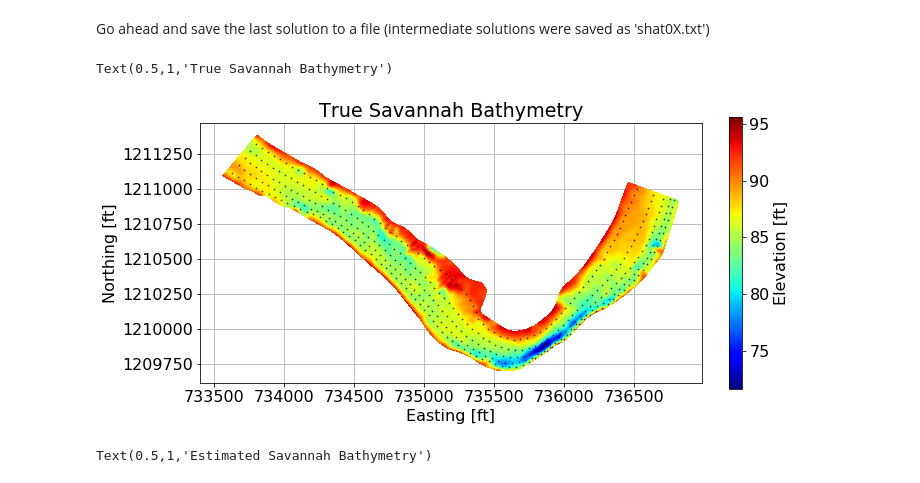
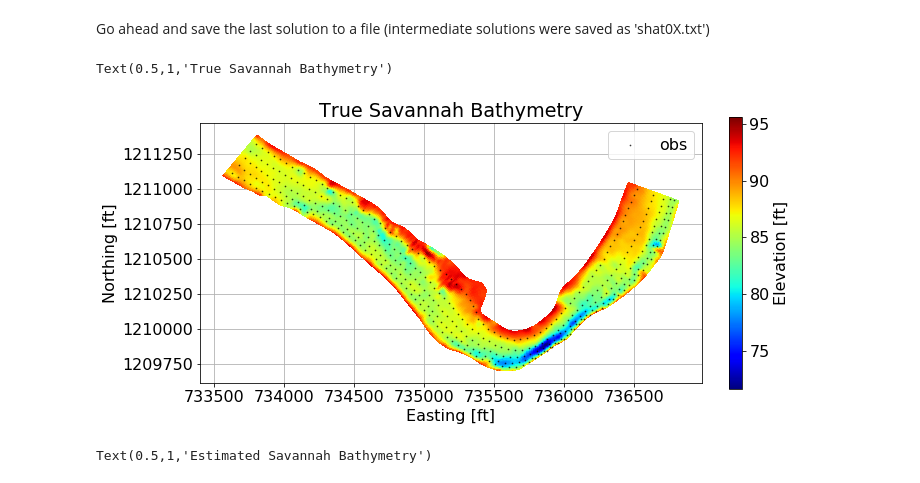
Before and after one commit to jonghyunharrylee/pyPCGA, a Jupyter notebook: examples/adh_Savannah/inv_adh_savannah.ipynb, the cells around one changed output. Saved outputs shown, nothing was run; the diff lists cells and outputs as text; code cells hidden in the pictures.

```diff
--- a/examples/adh_Savannah/inv_adh_savannah.ipynb
+++ b/examples/adh_Savannah/inv_adh_savannah.ipynb
@@ -234,26 +239,27 @@ matplotlib.rcParams.update({'font.size': 16})
 # %%
 #fig = plt.figure(figsize=(10., 10.), dpi=300)
 fig = plt.figure(figsize=(10., 10.))
 ax = plt.gca()
 im = plt.tripcolor(meshnode[:, 0], meshnode[:, 1], triangles, meshnode[:, 2], cmap=plt.get_cmap('jet'), vmin = minv, vmax = maxv, label='_nolegend_')
 ax.set_xlabel("Easting [ft]")
 ax.set_ylabel("Northing [ft]")
 plt.gca().set_aspect('equal', adjustable='box')
 cbar = plt.colorbar(im, fraction=0.025, pad=0.05)
 cbar.set_label('Elevation [ft]')
-plt.scatter(velocity_obs_loc[:, 0], velocity_obs_loc[:, 1], c='k', s=0.5, alpha=0.7, label='obs.')
+plt.scatter(velocity_obs_loc[:, 0], velocity_obs_loc[:, 1], c='k', s=0.5, alpha=0.7, label='obs')
 plt.rcParams['axes.axisbelow'] = True
 plt.rc('axes', axisbelow=True)
 plt.grid()
+plt.legend()
 ax.set_axisbelow(True)
 plt.tight_layout()
 ax.set_title('True Savannah Bathymetry')
 #plt.savefig('./bathymetry_true.png', dpi=300, bbox_inches='tight', pad_inches=0.0)
 # plt.show()
 #plt.close(fig)
 # %% [output]
 Text(0.5,1,'True Savannah Bathymetry')
-[figure, old version]
+[figure, new version]
 # %%
 #fig = plt.figure(figsize=(10., 10.), dpi=300)
 fig = plt.figure(figsize=(10., 10.))
```
Also changed, not shown: parts of 9 cells of this notebook.
